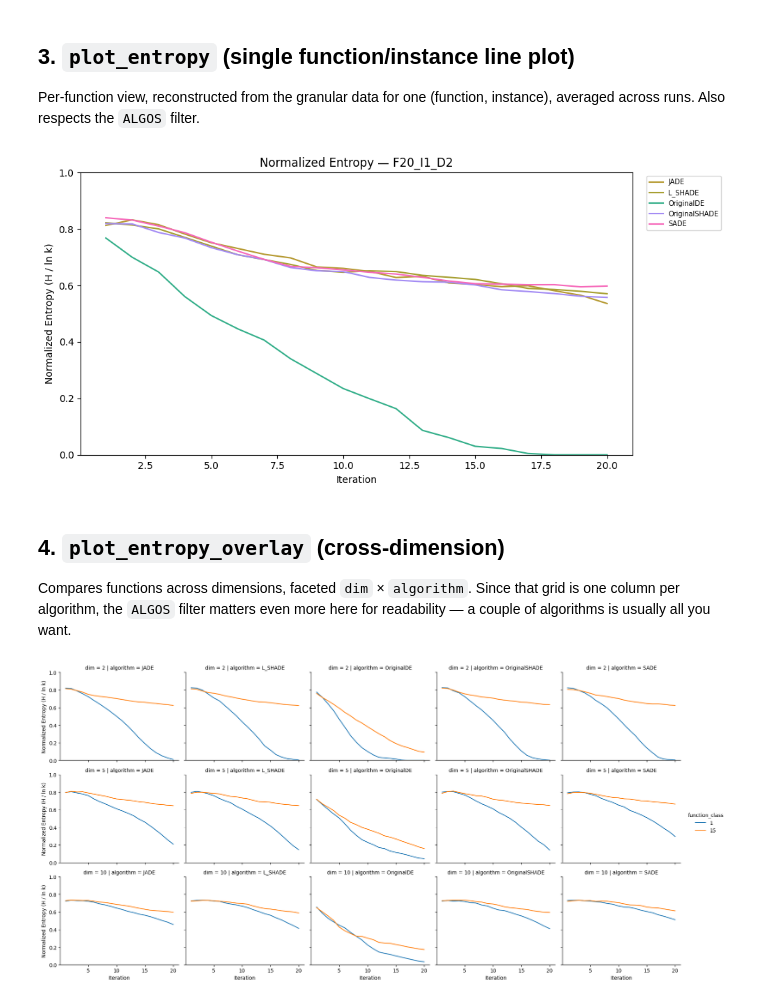
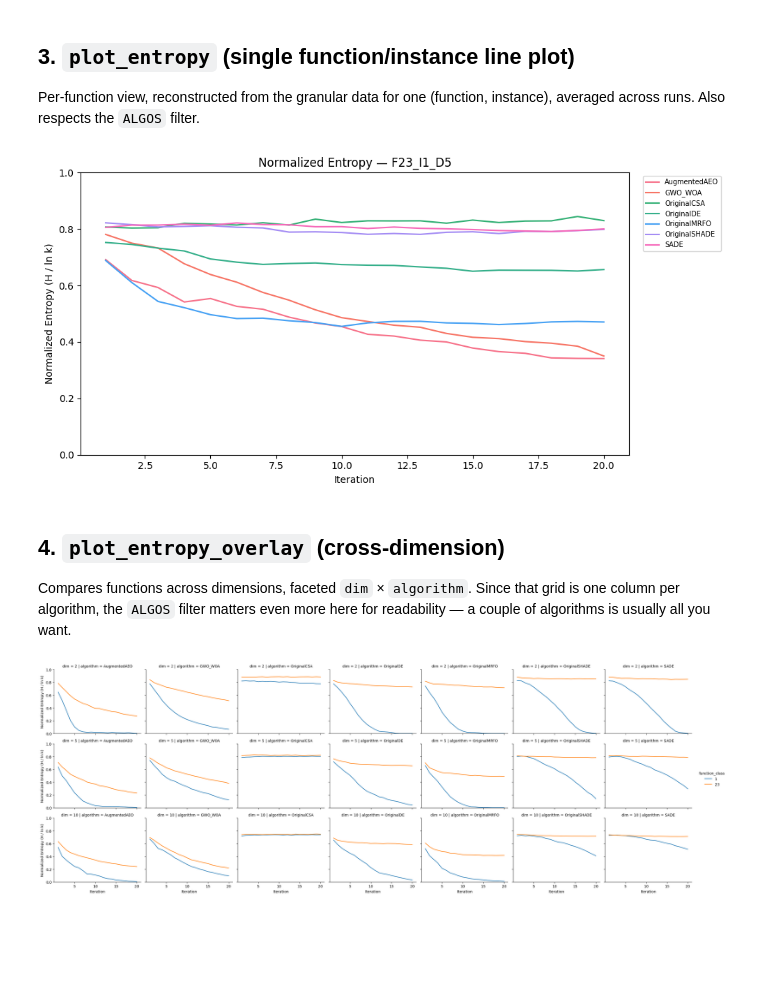
Before and after one commit to 8Timon24/Diploma-Analiza-in-vizualizacija-algoritmov-za-optimizacijo, a Jupyter notebook: entropy_notebook.ipynb, the cells around one changed output. Drawn from its saved outputs; the diff is of its cells as text; code cells hidden in the pictures; blank space fills up the shorter version.

```diff
--- a/entropy_notebook.ipynb
+++ b/entropy_notebook.ipynb
@@ -17,13 +17,13 @@ import seaborn as sns
 import entropy_plotting as ep
 from entropy_calculation import ENTROPY_DATA_DIR, ALGORITHMS_OF_INTEREST
 
-DIM = 2
+DIM = 5
 
 # Example subsets:
 #   WOA/GWO family: ["HI_WOA","OriginalWOA","WhaleFOA","GWO_WOA","OriginalGWO","IGWO","RW_GWO"]
 #   DE family:      ["JADE","OriginalDE","SADE","OriginalSHADE","L_SHADE"]
 #   AEO family:     ["ModifiedAEO","OriginalAEO","AugmentedAEO"]
-ALGOS = ["JADE","OriginalDE","SADE","OriginalSHADE","L_SHADE"]
+ALGOS = ["OriginalDE","SADE","OriginalSHADE","AugmentedAEO", "GWO_WOA", "OriginalCSA", "OriginalMRFO"]
 print("Available algorithms:")
 print(sorted(ALGORITHMS_OF_INTEREST))
 # %% [output]
@@ -120,7 +120,7 @@ plt.show()
 Per-function view, reconstructed from the granular data for one (function, instance),
 averaged across runs. Also respects the `ALGOS` filter.
 # %%
-F, I = 20, 1
+F, I = 23, 1
 sub = granular[(granular['problem_id']==F) & (granular['instance_id']==I)].copy()
 sub = ep._filter_algorithms(sub, ALGOS)
 sub_mean = sub.groupby(['algorithm','iteration'])['entropy'].mean().reset_index()
@@ -137,7 +137,7 @@ plt.legend(bbox_to_anchor=(1.02,1), loc='upper left', fontsize=7)
 plt.tight_layout()
 plt.show()
 # %% [output]
-[figure, old version]
+[figure, new version]
 # %% [markdown]
 ## 4. `plot_entropy_overlay` (cross-dimension)
 Compares functions across dimensions, faceted `dim` × `algorithm`. Since that grid is
@@ -150,32 +150,32 @@ for d in [2, 5, 10]:
     try:
         all_by_dim[d] = pd.read_csv(p)
     except FileNotFoundError:
         print("missing", p, "- run entropy_calculation.py for that dim")
 
 # For overlay, if ALGOS is None it'd make a 28-col grid - too wide. Fall back
 # to a small readable subset for this specific plot when nothing is filtered.
 overlay_algos = ALGOS if ALGOS is not None else ['OriginalDE', 'OriginalWOA']
-preview_funcs = [1, 15]  # one separable, one multimodal
+preview_funcs = [1, 23]  # one separable, one multimodal
 
 ep.plot_entropy_overlay(all_by_dim, preview_funcs, list(all_by_dim.keys()),
                         output_dir="figures_entropy", save=False, algorithms=overlay_algos)
 
 # inline preview
 rows = []
 for d, df in all_by_dim.items():
     s = ep._filter_algorithms(df, overlay_algos)
     s = s[s['function_class'].isin(preview_funcs)].copy()
     s['dim'] = d
     rows.append(s)
 combined = pd.concat(rows, ignore_index=True)
 combined['function_class'] = combined['function_class'].astype(str)
 
 g = sns.FacetGrid(combined, row='dim', col='algorithm', height=3, aspect=1.2,
                   hue='function_class', palette='tab10')
 g.map_dataframe(sns.lineplot, x='iteration', y='mean_entropy')
 g.set(ylim=(0,1))
 g.set_axis_labels('Iteration', 'Normalized Entropy (H / ln k)')
 g.add_legend()
 plt.show()
 # %% [output]
-[figure, old version]
+[figure, new version]
```
Also changed, not shown: parts of 5 cells of this notebook, 12 other files.
